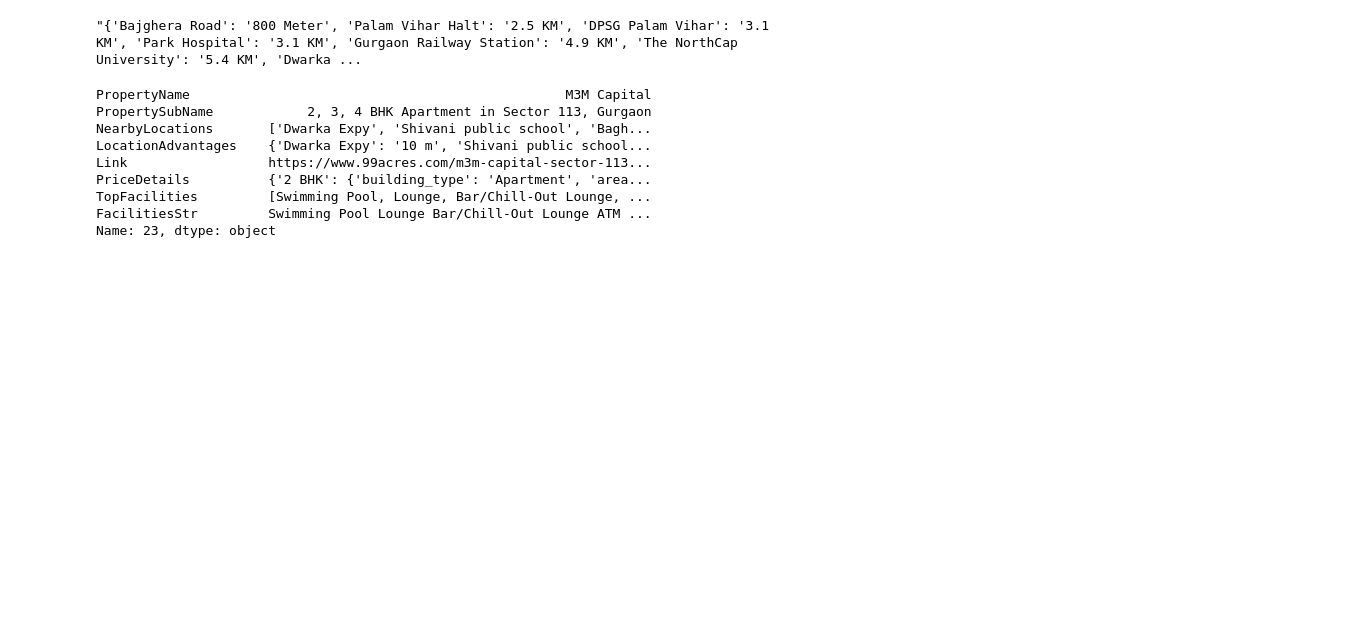
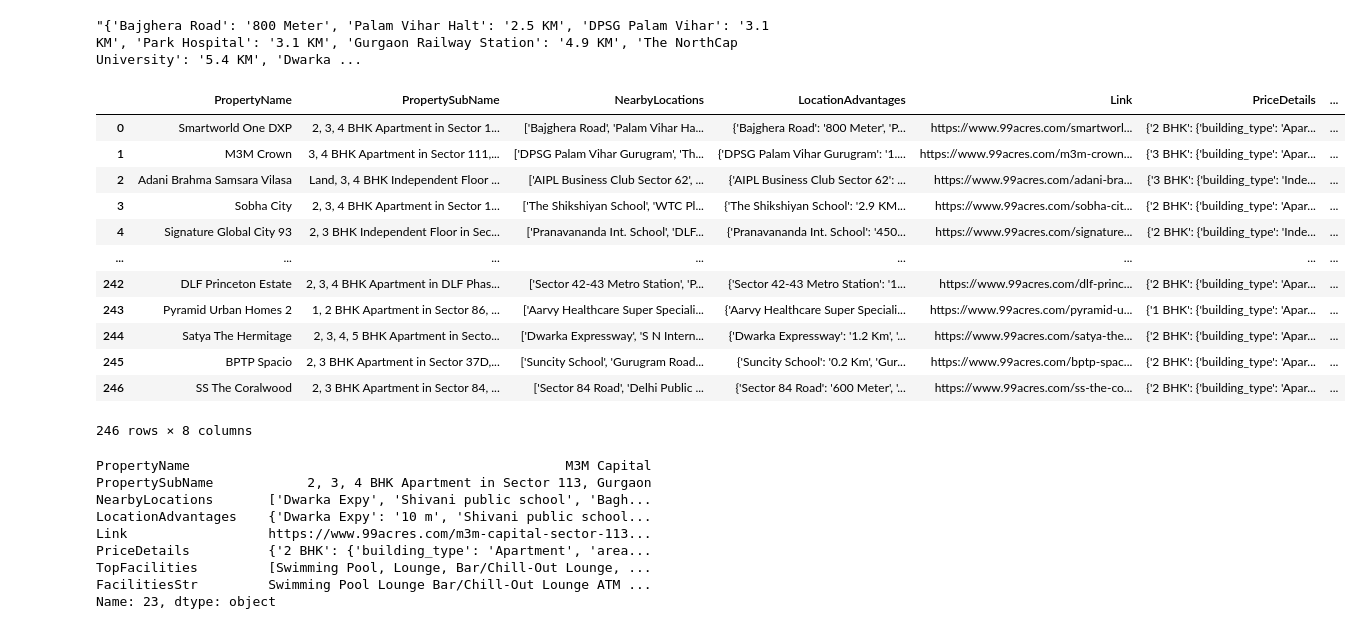
Before and after one commit to sahilshore/real-estate-intelligence, a Jupyter notebook: Data Visualization/recommender-system.ipynb, the cells around one changed output. Drawn from its saved outputs; the diff is of its cells as text; code cells hidden in the pictures; blank space fills up the shorter version.

```diff
--- a/Data Visualization/recommender-system.ipynb
+++ b/Data Visualization/recommender-system.ipynb
@@ -482,6 +482,22 @@ recommend_properties_with_scores('M3M Golf Hills')
 df[['PropertyName','LocationAdvantages']]['LocationAdvantages'][0]
 # %% [output]
 "{'Bajghera Road': '800 Meter', 'Palam Vihar Halt': '2.5 KM', 'DPSG Palam Vihar': '3.1 KM', 'Park Hospital': '3.1 KM', 'Gurgaon Railway Station': '4.9 KM', 'The NorthCap University': '5.4 KM', 'Dwarka ...
+# %%
+df
+# %% [output]
+|  | PropertyName | PropertySubName | NearbyLocations | LocationAdvantages | Link | PriceDetails | ... |
+| 0 | Smartworld One DXP | 2, 3, 4 BHK Apartment in Sector 1... | ['Bajghera Road', 'Palam Vihar Ha... | {'Bajghera Road': '800 Meter', 'P... | https://www.99acres.com/smartworl... | {'2 BHK': {'building_type': 'Apar... | ... |
+| 1 | M3M Crown | 3, 4 BHK Apartment in Sector 111,... | ['DPSG Palam Vihar Gurugram', 'Th... | {'DPSG Palam Vihar Gurugram': '1.... | https://www.99acres.com/m3m-crown... | {'3 BHK': {'building_type': 'Apar... | ... |
+| 2 | Adani Brahma Samsara Vilasa | Land, 3, 4 BHK Independent Floor ... | ['AIPL Business Club Sector 62', ... | {'AIPL Business Club Sector 62': ... | https://www.99acres.com/adani-bra... | {'3 BHK': {'building_type': 'Inde... | ... |
+| 3 | Sobha City | 2, 3, 4 BHK Apartment in Sector 1... | ['The Shikshiyan School', 'WTC Pl... | {'The Shikshiyan School': '2.9 KM... | https://www.99acres.com/sobha-cit... | {'2 BHK': {'building_type': 'Apar... | ... |
+| 4 | Signature Global City 93 | 2, 3 BHK Independent Floor in Sec... | ['Pranavananda Int. School', 'DLF... | {'Pranavananda Int. School': '450... | https://www.99acres.com/signature... | {'2 BHK': {'building_type': 'Inde... | ... |
+| ... | ... | ... | ... | ... | ... | ... | ... |
+| 242 | DLF Princeton Estate | 2, 3, 4 BHK Apartment in DLF Phas... | ['Sector 42-43 Metro Station', 'P... | {'Sector 42-43 Metro Station': '1... | https://www.99acres.com/dlf-princ... | {'2 BHK': {'building_type': 'Apar... | ... |
+| 243 | Pyramid Urban Homes 2 | 1, 2 BHK Apartment in Sector 86, ... | ['Aarvy Healthcare Super Speciali... | {'Aarvy Healthcare Super Speciali... | https://www.99acres.com/pyramid-u... | {'1 BHK': {'building_type': 'Apar... | ... |
+| 244 | Satya The Hermitage | 2, 3, 4, 5 BHK Apartment in Secto... | ['Dwarka Expressway', 'S N Intern... | {'Dwarka Expressway': '1.2 Km', '... | https://www.99acres.com/satya-the... | {'2 BHK': {'building_type': 'Apar... | ... |
+| 245 | BPTP Spacio | 2, 3 BHK Apartment in Sector 37D,... | ['Suncity School', 'Gurugram Road... | {'Suncity School': '0.2 Km', 'Gur... | https://www.99acres.com/bptp-spac... | {'2 BHK': {'building_type': 'Apar... | ... |
+| 246 | SS The Coralwood | 2, 3 BHK Apartment in Sector 84, ... | ['Sector 84 Road', 'Delhi Public ... | {'Sector 84 Road': '600 Meter', '... | https://www.99acres.com/ss-the-co... | {'2 BHK': {'building_type': 'Apar... | ... |
+246 rows × 8 columns
 # %%
 def distance_to_meters(distance_str):
     try:
```
Also changed, not shown: parts of 16 cells of this notebook, 2 other files.
